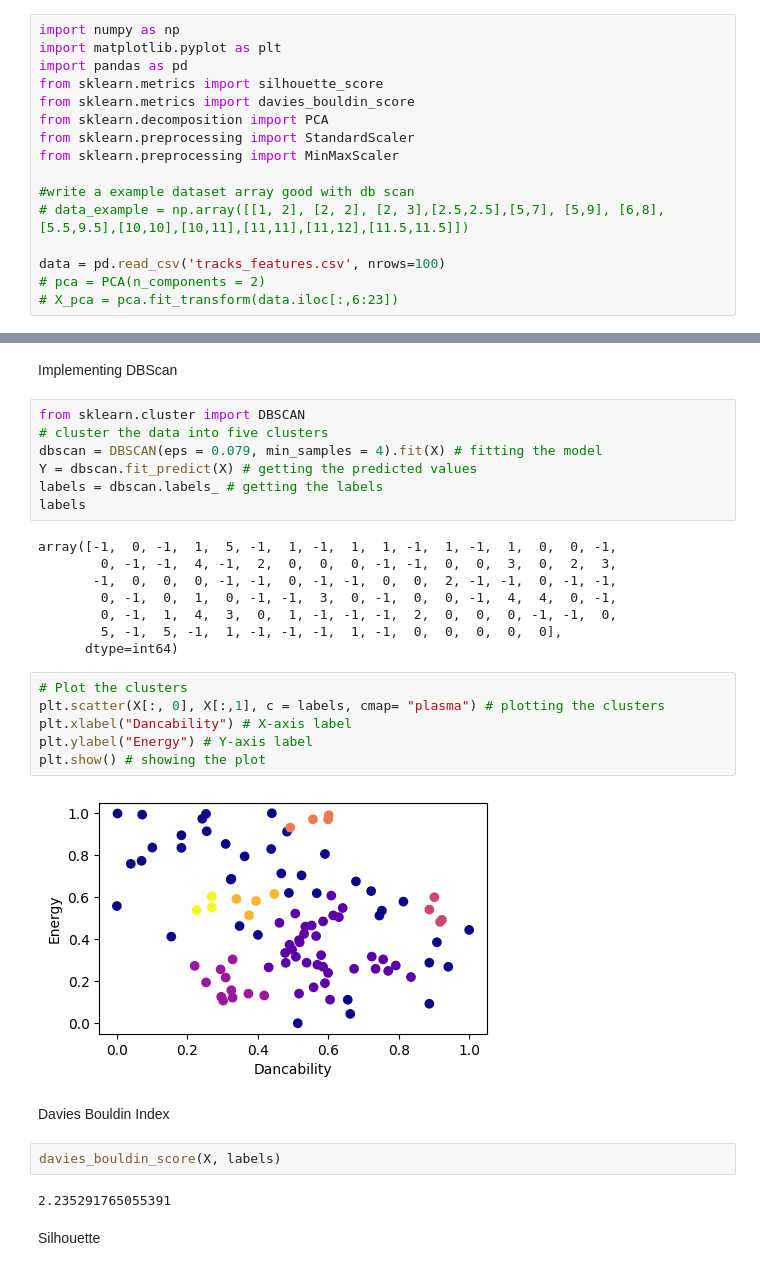
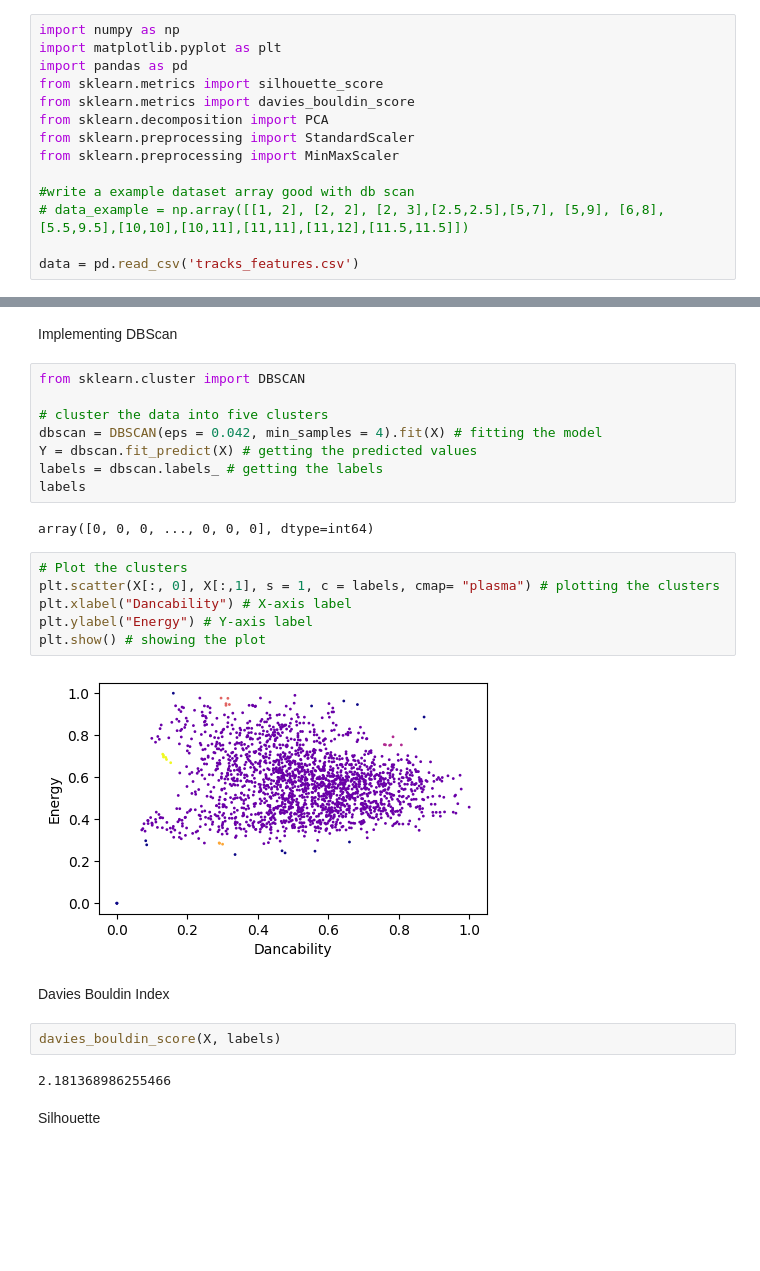
Before and after one commit to huynm116/songs-clustering-project, a Jupyter notebook: test-db-scan.ipynb, the cells around one changed output, grey strips where cells are left out. Drawn from its saved outputs; the diff is of its cells as text; blank space fills up the shorter version.

```diff
--- a/test-db-scan.ipynb
+++ b/test-db-scan.ipynb
@@ -11,9 +11,7 @@ from sklearn.preprocessing import MinMaxScaler
 #write a example dataset array good with db scan
 # data_example = np.array([[1, 2], [2, 2], [2, 3],[2.5,2.5],[5,7], [5,9], [6,8],[5.5,9.5],[10,10],[10,11],[11,11],[11,12],[11.5,11.5]])
 
-data = pd.read_csv('tracks_features.csv', nrows=100)
-# pca = PCA(n_components = 2)
-# X_pca = pca.fit_transform(data.iloc[:,6:23])
+data = pd.read_csv('tracks_features.csv')
 # %%
 data.head()
 # %% [output]
@@ -121,33 +109,28 @@ Eps = 5
 Implementing DBScan
 # %%
 from sklearn.cluster import DBSCAN
+
 # cluster the data into five clusters
-dbscan = DBSCAN(eps = 0.079, min_samples = 4).fit(X) # fitting the model
+dbscan = DBSCAN(eps = 0.042, min_samples = 4).fit(X) # fitting the model
 Y = dbscan.fit_predict(X) # getting the predicted values
 labels = dbscan.labels_ # getting the labels
 labels
 # %% [output]
-array([-1,  0, -1,  1,  5, -1,  1, -1,  1,  1, -1,  1, -1,  1,  0,  0, -1,
-        0, -1, -1,  4, -1,  2,  0,  0,  0, -1, -1,  0,  0,  3,  0,  2,  3,
-       -1,  0,  0,  0, -1, -1,  0, -1, -1,  0,  0,  2, -1, -1,  0, -1, -1,
-        0, -1,  0,  1,  0, -1, -1,  3,  0, -1,  0,  0, -1,  4,  4,  0, -1,
-        0, -1,  1,  4,  3,  0,  1, -1, -1, -1,  2,  0,  0,  0, -1, -1,  0,
-        5, -1,  5, -1,  1, -1, -1, -1,  1, -1,  0,  0,  0,  0,  0],
-      dtype=int64)
+array([0, 0, 0, ..., 0, 0, 0], dtype=int64)
 # %%
 # Plot the clusters
-plt.scatter(X[:, 0], X[:,1], c = labels, cmap= "plasma") # plotting the clusters
+plt.scatter(X[:, 0], X[:,1], s = 1, c = labels, cmap= "plasma") # plotting the clusters
 plt.xlabel("Dancability") # X-axis label
 plt.ylabel("Energy") # Y-axis label
 plt.show() # showing the plot
 # %% [output]
-[figure, old version]
+[figure, new version]
 # %% [markdown]
 Davies Bouldin Index
 # %%
 davies_bouldin_score(X, labels)
 # %% [output]
-2.235291765055391
+2.181368986255466
 # %% [markdown]
 Silhouette
 # %%
```
Also changed, not shown: parts of 6 cells of this notebook, 2 other files.
